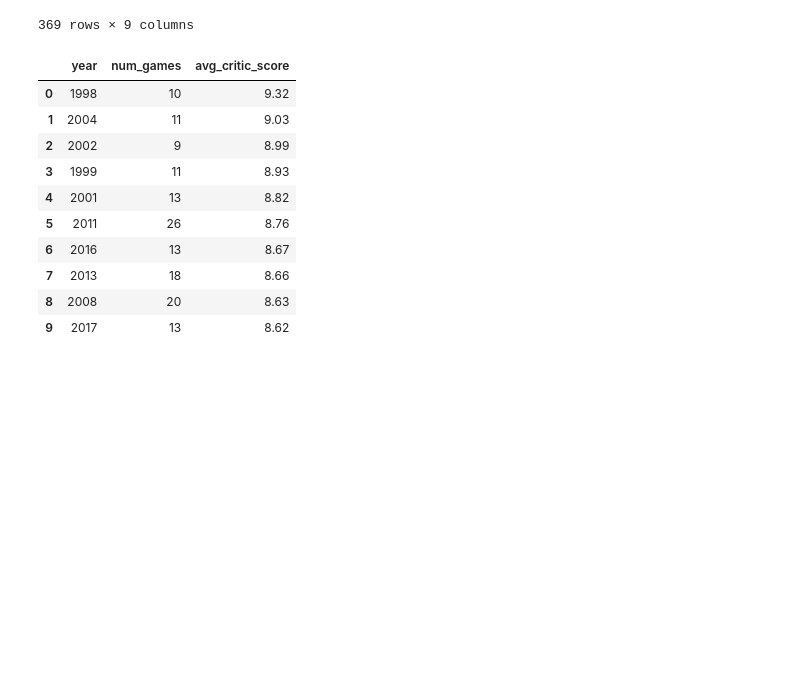
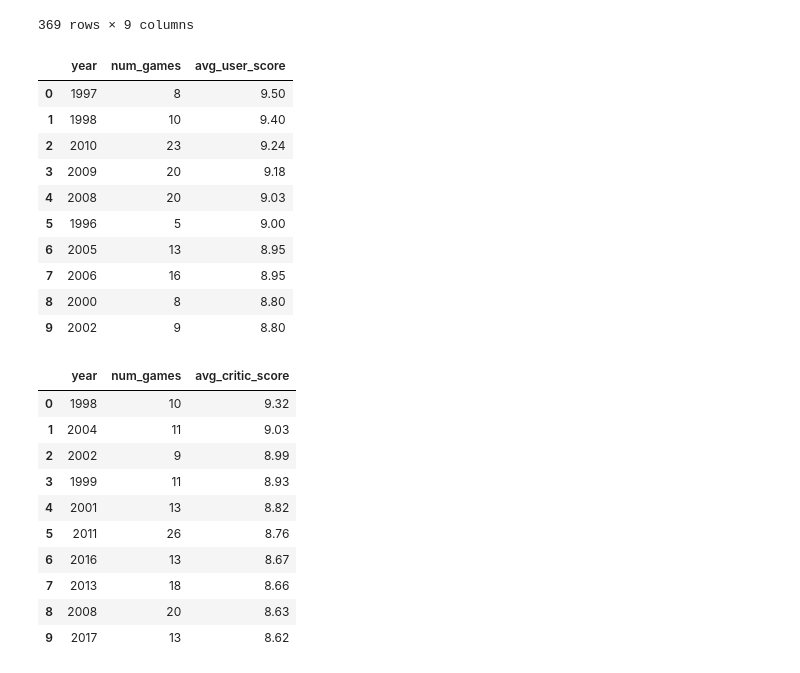
Before and after one commit to sirpratama/golden_era_of_videogames, a Jupyter notebook: notebook.ipynb, the cells around one changed output. Drawn from its saved outputs; the diff is of its cells as text; code cells hidden in the pictures; blank space fills up the shorter version.

```diff
--- a/notebook.ipynb
+++ b/notebook.ipynb
@@ -123,6 +120,27 @@ INNER JOIN reviews ON game_sales.name = reviews.name;
 | 367 | World of Warcraft: Cataclysm for PC | PC | Blizzard Entertainment | Blizzard Entertainment | 4.70 | 2010 | World of Warcraft: Cataclysm for PC | 9.0 | NaN |
 | 368 | World of Warcraft: Wrath of the L... | PC | Blizzard Entertainment | Blizzard Entertainment | 4.00 | 2008 | World of Warcraft: Wrath of the L... | 9.3 | 9.3 |
 369 rows × 9 columns
+# %%
+-- user_score_top_ten_years
+SELECT game_sales.year, COUNT(game_sales.name) AS num_games, ROUND(AVG(reviews.user_score), 2) AS avg_user_score
+FROM game_sales
+INNER JOIN reviews ON game_sales.name = reviews.name
+GROUP BY game_sales.year
+HAVING COUNT(game_sales.name) >= 4
+ORDER BY avg_user_score DESC
+LIMIT 10;
+# %% [output]
+|  | year | num_games | avg_user_score |
+| 0 | 1997 | 8 | 9.50 |
+| 1 | 1998 | 10 | 9.40 |
+| 2 | 2010 | 23 | 9.24 |
+| 3 | 2009 | 20 | 9.18 |
+| 4 | 2008 | 20 | 9.03 |
+| 5 | 1996 | 5 | 9.00 |
+| 6 | 2005 | 13 | 8.95 |
+| 7 | 2006 | 16 | 8.95 |
+| 8 | 2000 | 8 | 8.80 |
+| 9 | 2002 | 9 | 8.80 |
 # %%
 -- critics_top_ten_years
 SELECT game_sales.year, COUNT(game_sales.name) AS num_games, ROUND(AVG(reviews.critic_score), 2) AS avg_critic_score
```
Also changed, not shown: parts of 3 cells of this notebook, 3 other files.
